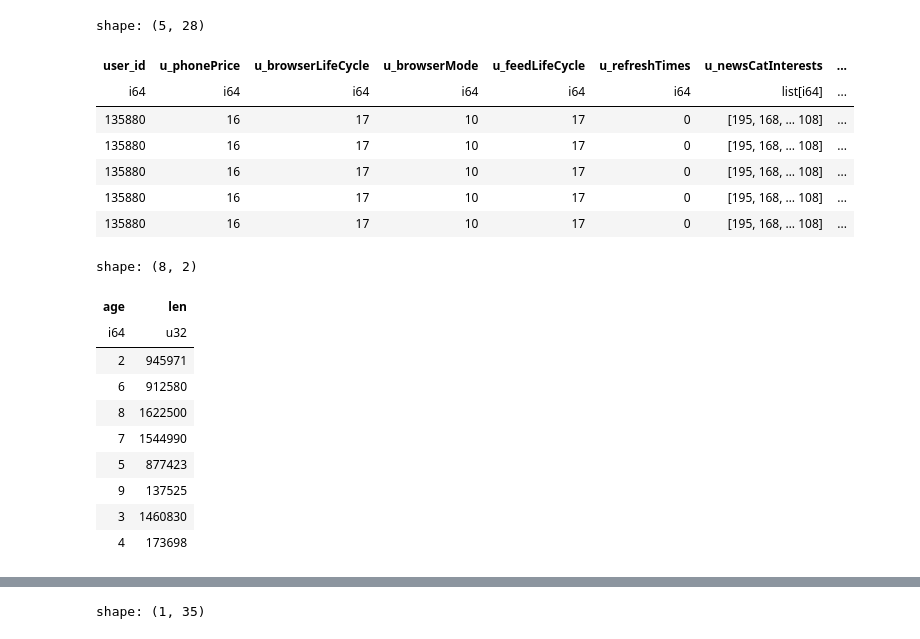
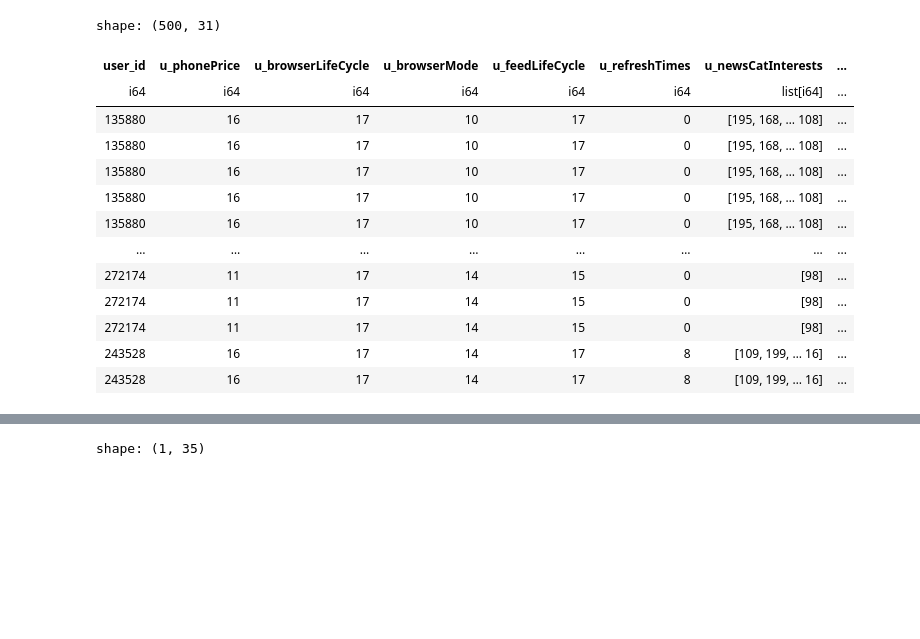
Before and after one commit to Amazing-Team-Name/data-modeling, a Jupyter notebook: main.ipynb, the cells around one changed output, grey strips where cells are left out. Saved outputs shown, nothing was run; the diff lists cells and outputs as text; code cells hidden in the pictures; blank space fills up the shorter version.

```diff
--- a/main.ipynb
+++ b/main.ipynb
@@ -33,6 +33,12 @@ feed_data = feed_data_orig.with_columns(
     pl.col("u_newsCatDislike").str.split("^").list.eval(pl.element().cast(pl.Int64)),
     pl.col("u_newsCatInterestsST").str.split("^").list.eval(pl.element().cast(pl.Int64)),
     pl.col("u_click_ca2_news").str.split("^").list.eval(pl.element().cast(pl.Int64)),
+    pl.col("e_et").cast(pl.String).str.to_datetime("%Y%m%d%H%M"),
 )
 feed_data = feed_data.rename({ "u_userId": "user_id" })
+feed_data = feed_data.with_columns(
+    pl.col("i_cat").is_in(pl.col("u_newsCatInterests")).alias("Interested"),
+    pl.col("i_cat").is_in(pl.col("u_newsCatDislike")).alias("Disliked"),
+    pl.col("i_cat").is_in(pl.col("u_newsCatInterestsST")).alias("InterestedST"),
+)
 # %%
@@ -49,27 +61,18 @@ shape: (5, 35)
 # %%
-feed_data.head().collect()
+feed_data.fetch()
 # %% [output]
-shape: (5, 28)
+shape: (500, 31)
 | user_id | u_phonePrice | u_browserLifeCycle | u_browserMode | u_feedLifeCycle | u_refreshTimes | u_newsCatInterests | ... |
 | i64 | i64 | i64 | i64 | i64 | i64 | list[i64] | ... |
 | 135880 | 16 | 17 | 10 | 17 | 0 | [195, 168, … 108] | ... |
 | 135880 | 16 | 17 | 10 | 17 | 0 | [195, 168, … 108] | ... |
 | 135880 | 16 | 17 | 10 | 17 | 0 | [195, 168, … 108] | ... |
 | 135880 | 16 | 17 | 10 | 17 | 0 | [195, 168, … 108] | ... |
 | 135880 | 16 | 17 | 10 | 17 | 0 | [195, 168, … 108] | ... |
+| … | … | … | … | … | … | … | ... |
+| 272174 | 11 | 17 | 14 | 15 | 0 | [98] | ... |
+| 272174 | 11 | 17 | 14 | 15 | 0 | [98] | ... |
+| 272174 | 11 | 17 | 14 | 15 | 0 | [98] | ... |
+| 243528 | 16 | 17 | 14 | 17 | 8 | [109, 199, … 16] | ... |
+| 243528 | 16 | 17 | 14 | 17 | 8 | [109, 199, … 16] | ... |
-# %%
-# Aggregation: Age Group Demographics
-ad_data.group_by(pl.col("age")).len().collect()
-# %% [output]
-shape: (8, 2)
-| age | len |
-| i64 | u32 |
-| 2 | 945971 |
-| 6 | 912580 |
-| 8 | 1622500 |
-| 7 | 1544990 |
-| 5 | 877423 |
-| 9 | 137525 |
-| 3 | 1460830 |
-| 4 | 173698 |
 # %%
```
Also changed, not shown: parts of 54 cells of this notebook, 10 other files.
